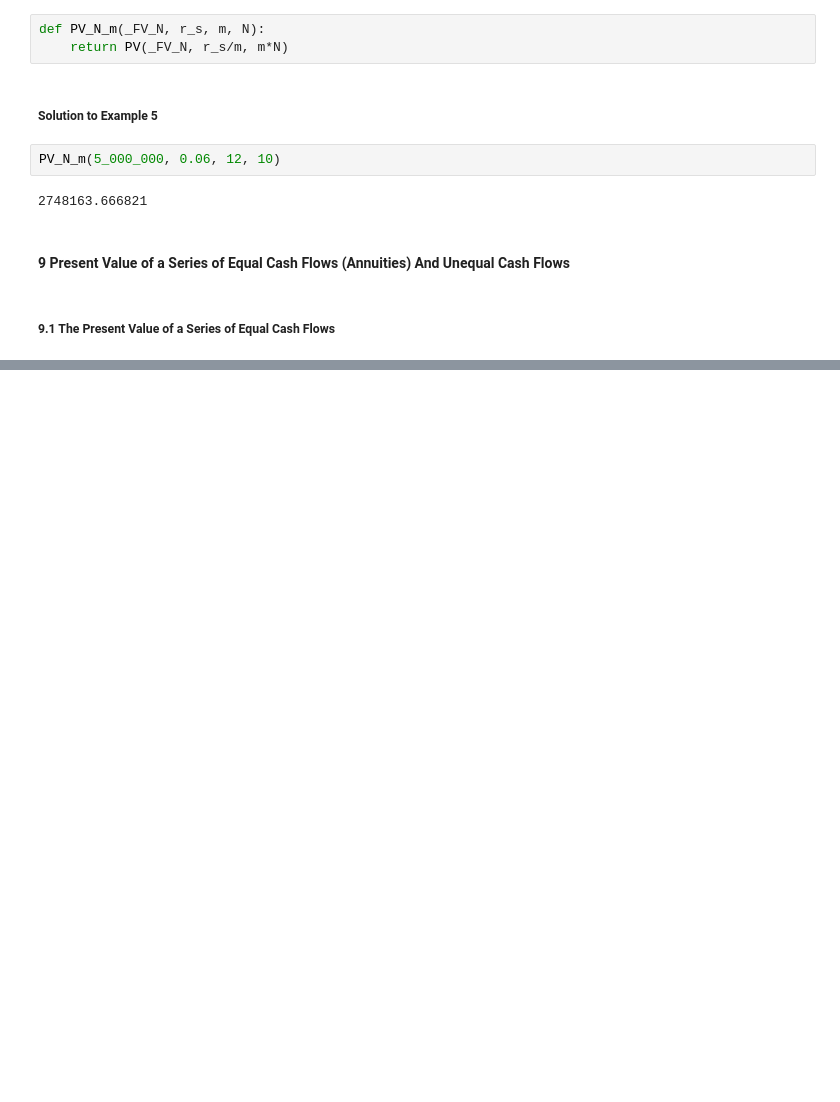
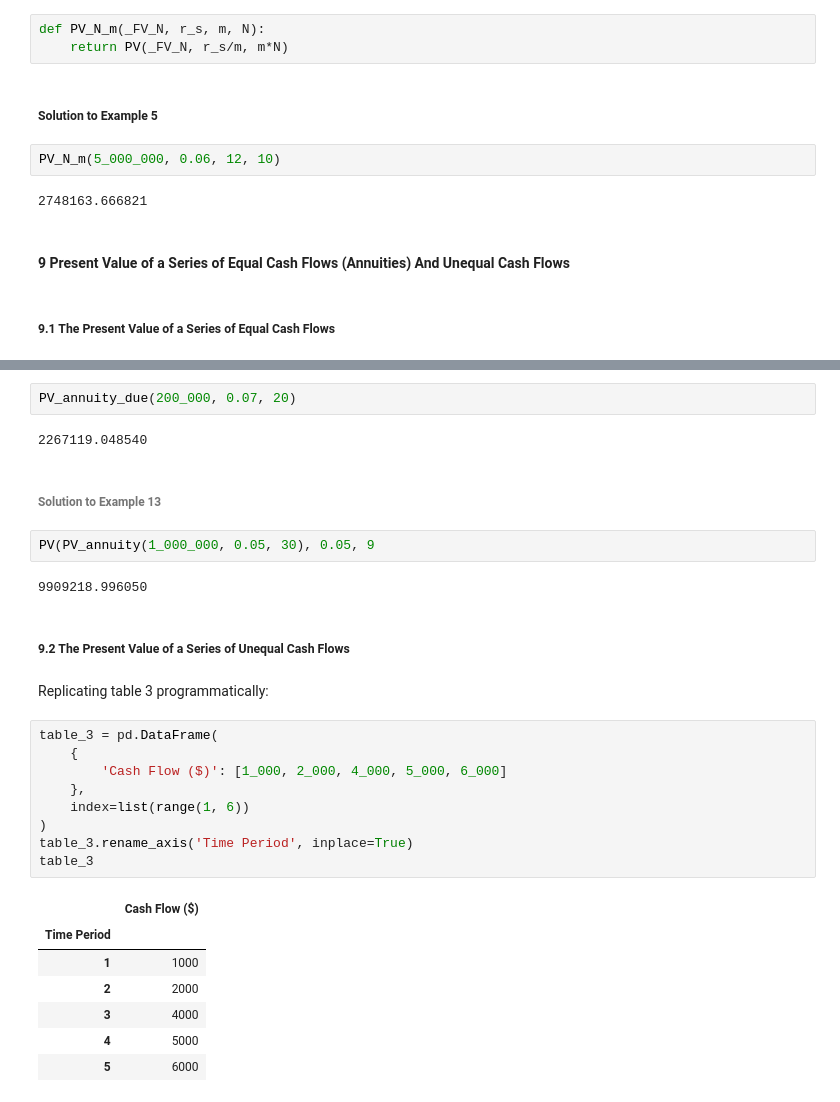
Before and after one commit to logician666/CFA-QuantitativeMethods, a Jupyter notebook: Notes to the Book.ipynb, the cells around one changed output, grey strips where cells are left out. Saved outputs shown, nothing was run; the diff lists cells and outputs as text; blank space fills up the shorter version.

```diff
--- a/Notes to the Book.ipynb
+++ b/Notes to the Book.ipynb
@@ -292,0 +320,31 @@ PV_N_m(5_000_000, 0.06, 12, 10)
+# %%
+PV_annuity_due(200_000, 0.07, 20)
+# %% [output]
+2267119.048540
+# %% [markdown]
+###### Solution to Example 13
+# %%
+PV(PV_annuity(1_000_000, 0.05, 30), 0.05, 9
+# %% [output]
+9909218.996050
+# %% [markdown]
+##### 9.2 The Present Value of a Series of Unequal Cash Flows
+# %% [markdown]
+Replicating table 3 programmatically:
+# %%
+table_3 = pd.DataFrame(
+    {
+        'Cash Flow ($)': [1_000, 2_000, 4_000, 5_000, 6_000]
+    },
+    index=list(range(1, 6))
+)
+table_3.rename_axis('Time Period', inplace=True)
+table_3
+# %% [output]
+|  | Cash Flow ($) |
+| Time Period |  |
+| 1 | 1000 |
+| 2 | 2000 |
+| 3 | 4000 |
+| 4 | 5000 |
+| 5 | 6000 |
```
Also changed, not shown: parts of 21 cells of this notebook.
